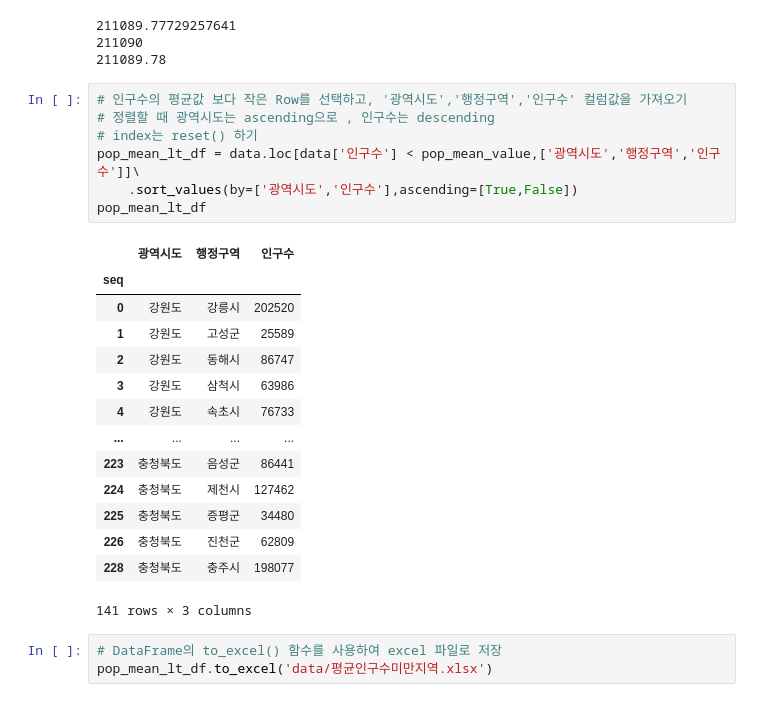
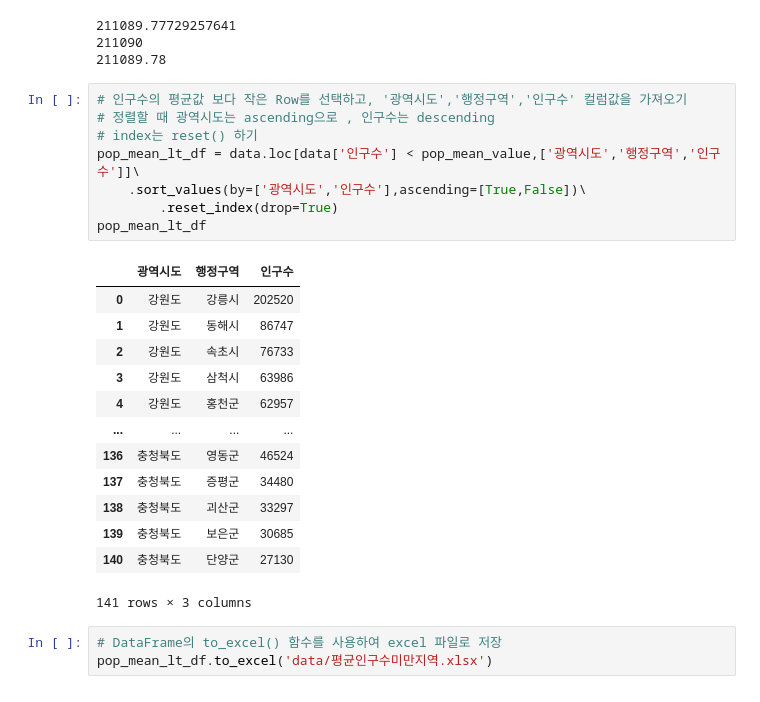
Before and after one commit to mysoyul/Python_WebScraping_Analysis_202511, a Jupyter notebook: 03.행정구역정보_분석과시각화.ipynb, the cells around one changed output. Saved outputs shown, nothing was run; the diff lists cells and outputs as text.

```diff
--- a/03.행정구역정보_분석과시각화.ipynb
+++ b/03.행정구역정보_분석과시각화.ipynb
@@ -671,24 +671,24 @@ print(f'{pop_mean_value:.2f}')
 # %%
 # 인구수의 평균값 보다 작은 Row를 선택하고, '광역시도','행정구역','인구수' 컬럼값을 가져오기
 # 정렬할 때 광역시도는 ascending으로 , 인구수는 descending
 # index는 reset() 하기
 pop_mean_lt_df = data.loc[data['인구수'] < pop_mean_value,['광역시도','행정구역','인구수']]\
-    .sort_values(by=['광역시도','인구수'],ascending=[True,False])
+    .sort_values(by=['광역시도','인구수'],ascending=[True,False])\
+        .reset_index(drop=True)
 pop_mean_lt_df
 # %% [output]
 |  | 광역시도 | 행정구역 | 인구수 |
-| seq |  |  |  |
 | 0 | 강원도 | 강릉시 | 202520 |
-| 1 | 강원도 | 고성군 | 25589 |
-| 2 | 강원도 | 동해시 | 86747 |
+| 1 | 강원도 | 동해시 | 86747 |
+| 2 | 강원도 | 속초시 | 76733 |
 | 3 | 강원도 | 삼척시 | 63986 |
-| 4 | 강원도 | 속초시 | 76733 |
+| 4 | 강원도 | 홍천군 | 62957 |
 | ... | ... | ... | ... |
-| 223 | 충청북도 | 음성군 | 86441 |
-| 224 | 충청북도 | 제천시 | 127462 |
-| 225 | 충청북도 | 증평군 | 34480 |
-| 226 | 충청북도 | 진천군 | 62809 |
-| 228 | 충청북도 | 충주시 | 198077 |
+| 136 | 충청북도 | 영동군 | 46524 |
+| 137 | 충청북도 | 증평군 | 34480 |
+| 138 | 충청북도 | 괴산군 | 33297 |
+| 139 | 충청북도 | 보은군 | 30685 |
+| 140 | 충청북도 | 단양군 | 27130 |
 141 rows × 3 columns
 # %%
 # DataFrame의 to_excel() 함수를 사용하여 excel 파일로 저장
```
Also changed, not shown: parts of 2 cells of this notebook.
